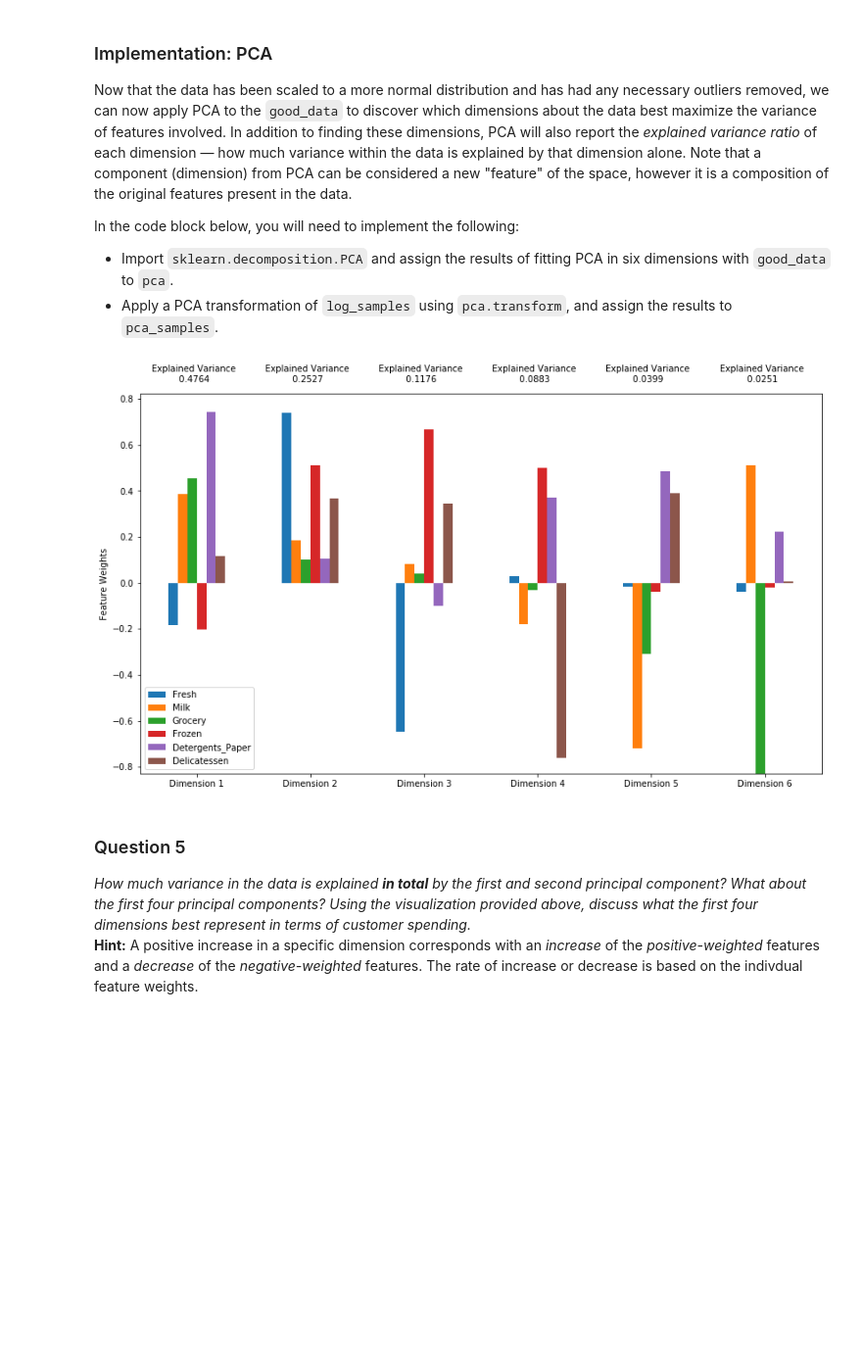
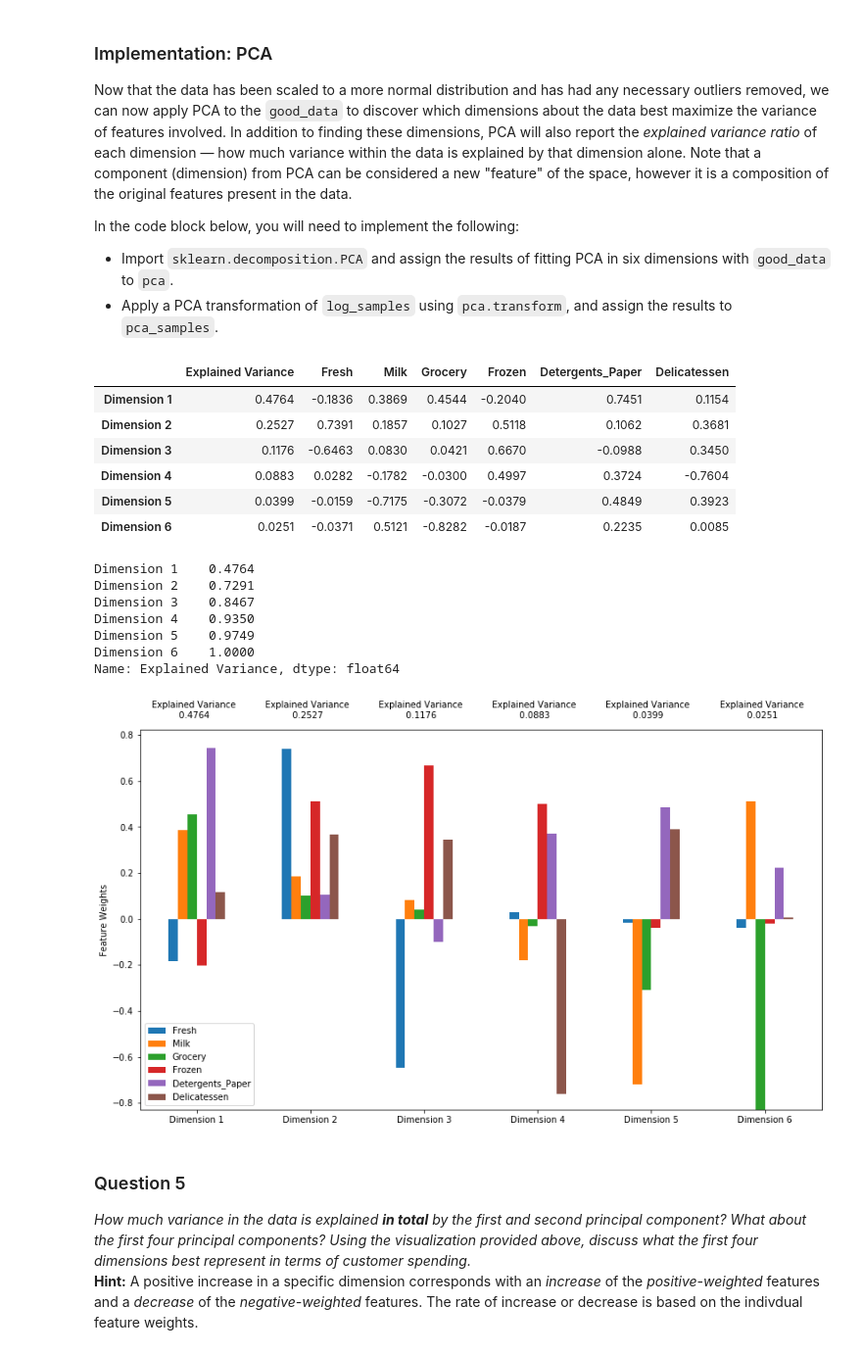
Before and after one commit to Abudhagir/machine-learning, a Jupyter notebook: projects/customer_segments/customer_segments.ipynb, the cells around one changed output. Shown at 98% size. Cells and saved outputs as stored; diff of their text form; code cells hidden in the pictures; blank space fills up the shorter version.

```diff
--- a/projects/customer_segments/customer_segments.ipynb
+++ b/projects/customer_segments/customer_segments.ipynb
@@ -384,15 +384,32 @@ In the code block below, you will need to implement the following:
 # %%
 # TODO: Apply PCA by fitting the good data with the same number of dimensions as features
 from sklearn.decomposition import PCA
 pca = PCA(n_components=len(good_data.columns)).fit(good_data)
-
 
 # TODO: Transform log_samples using the PCA fit above
 pca_samples =pca.transform(log_samples)
 
 # Generate PCA results plot
 pca_results = vs.pca_results(good_data, pca)
+# show results
+display(pca_results)
+# Cumulative explained variance should add to 1
+display(pca_results['Explained Variance'].cumsum())
 # %% [output]
+|  | Explained Variance | Fresh | Milk | Grocery | Frozen | Detergents_Paper | Delicatessen |
+| Dimension 1 | 0.4764 | -0.1836 | 0.3869 | 0.4544 | -0.2040 | 0.7451 | 0.1154 |
+| Dimension 2 | 0.2527 | 0.7391 | 0.1857 | 0.1027 | 0.5118 | 0.1062 | 0.3681 |
+| Dimension 3 | 0.1176 | -0.6463 | 0.0830 | 0.0421 | 0.6670 | -0.0988 | 0.3450 |
+| Dimension 4 | 0.0883 | 0.0282 | -0.1782 | -0.0300 | 0.4997 | 0.3724 | -0.7604 |
+| Dimension 5 | 0.0399 | -0.0159 | -0.7175 | -0.3072 | -0.0379 | 0.4849 | 0.3923 |
+| Dimension 6 | 0.0251 | -0.0371 | 0.5121 | -0.8282 | -0.0187 | 0.2235 | 0.0085 |
+Dimension 1    0.4764
+Dimension 2    0.7291
+Dimension 3    0.8467
+Dimension 4    0.9350
+Dimension 5    0.9749
+Dimension 6    1.0000
+Name: Explained Variance, dtype: float64
 [figure]
 # %% [markdown]
 ### Question 5
```
Also changed, not shown: parts of 9 cells of this notebook.
